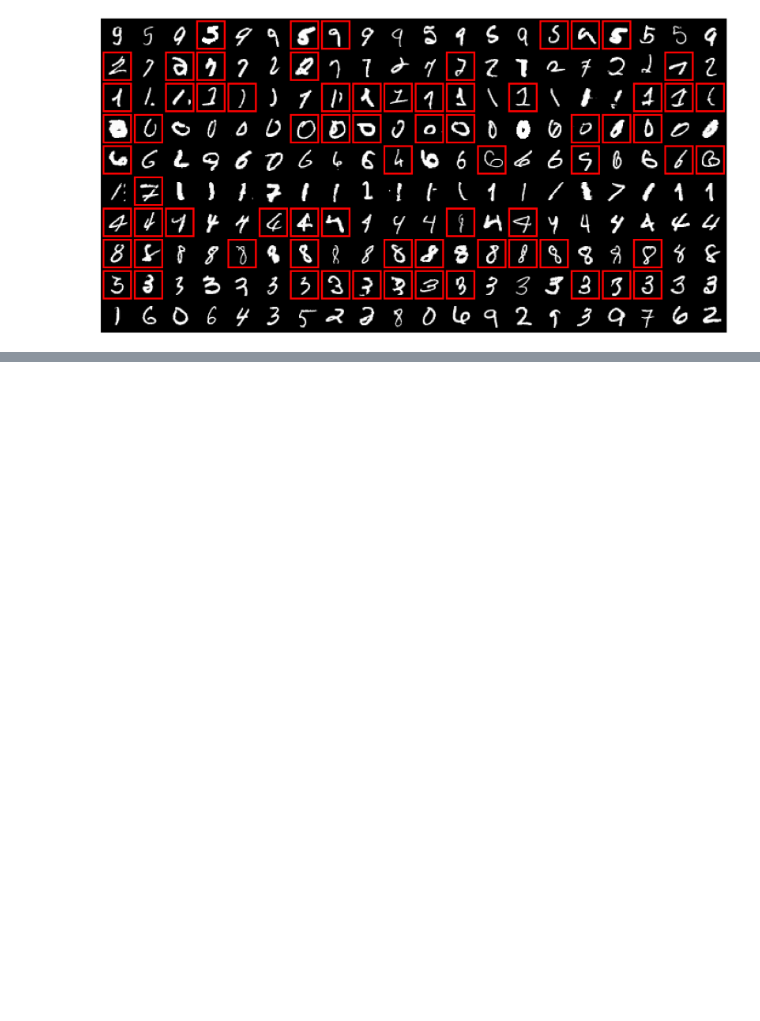
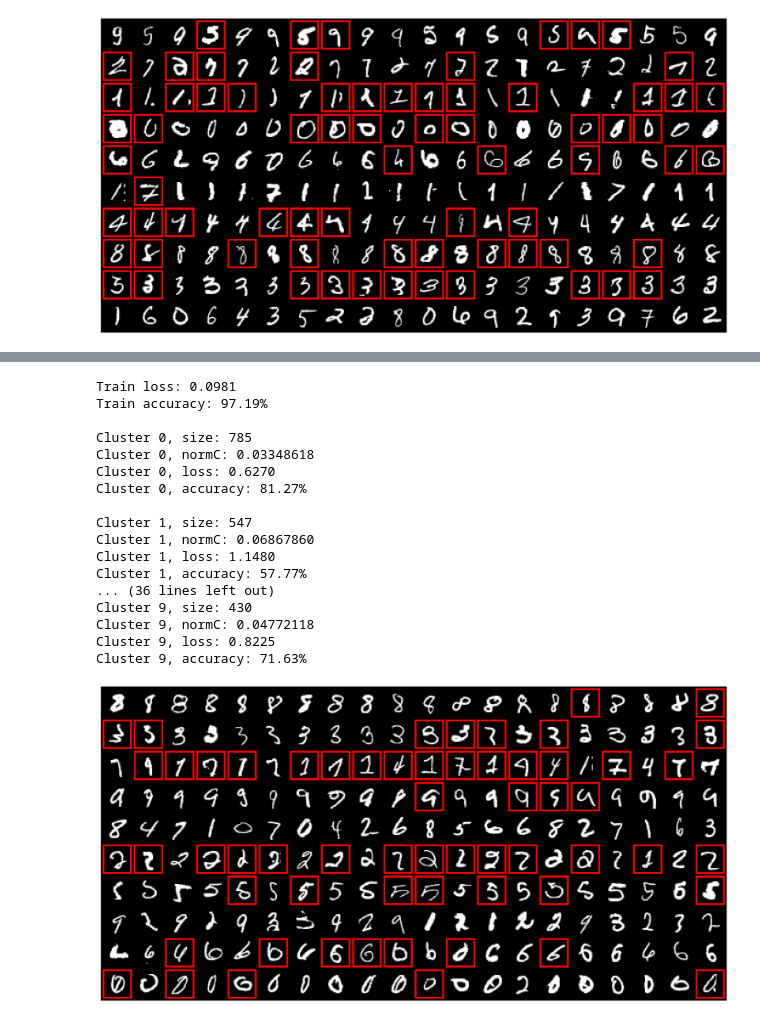
Before and after one commit to fartashf/gvar_code, a Jupyter notebook: notebooks/figures_gluster.ipynb, the cells around one changed output, grey strips where cells are left out. Saved outputs shown, nothing was run; the diff lists cells and outputs as text; code cells hidden in the pictures; blank space fills up the shorter version.

Commit message:
delayed online on mnist, delay=10 delay=100 works, 3x gluster update time and 1.2x assignment time.

```diff
--- a/notebooks/figures_gluster.ipynb
+++ b/notebooks/figures_gluster.ipynb
@@ -150,0 +174,22 @@ Cluster 9, accuracy: 99.94%
+# %%
+run_name='mlp,nclusters_10,online,delay_10'
+plot_clusters(data, run_name)
+# %% [output]
+Train loss: 0.0981
+Train accuracy: 97.19%
+
+Cluster 0, size: 785
+Cluster 0, normC: 0.03348618
+Cluster 0, loss: 0.6270
+Cluster 0, accuracy: 81.27%
+
+Cluster 1, size: 547
+Cluster 1, normC: 0.06867860
+Cluster 1, loss: 1.1480
+Cluster 1, accuracy: 57.77%
+... (36 lines left out)
+Cluster 9, size: 430
+Cluster 9, normC: 0.04772118
+Cluster 9, loss: 0.8225
+Cluster 9, accuracy: 71.63%
+[figure, added]
```
Also changed, not shown: parts of 2 cells of this notebook, 2 other files.
